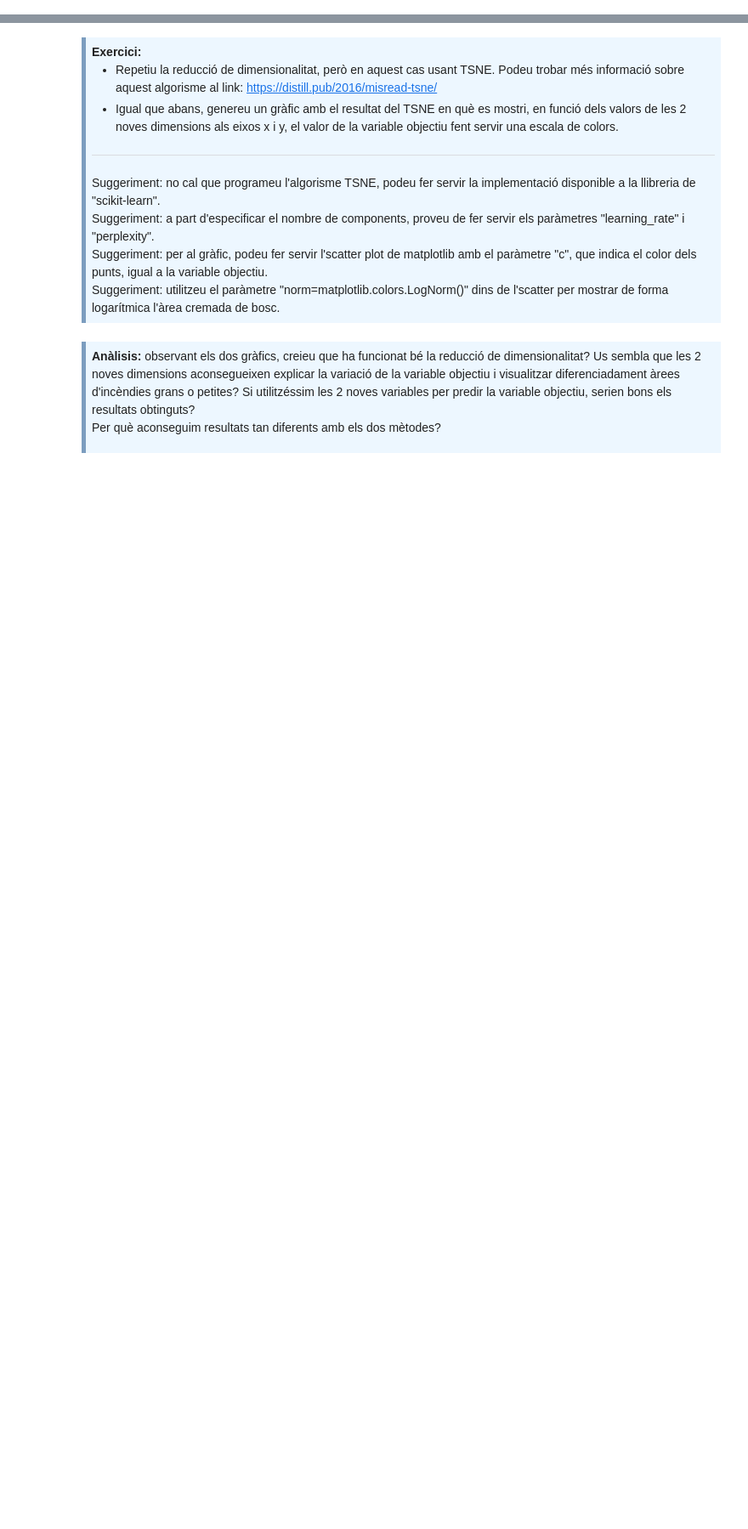
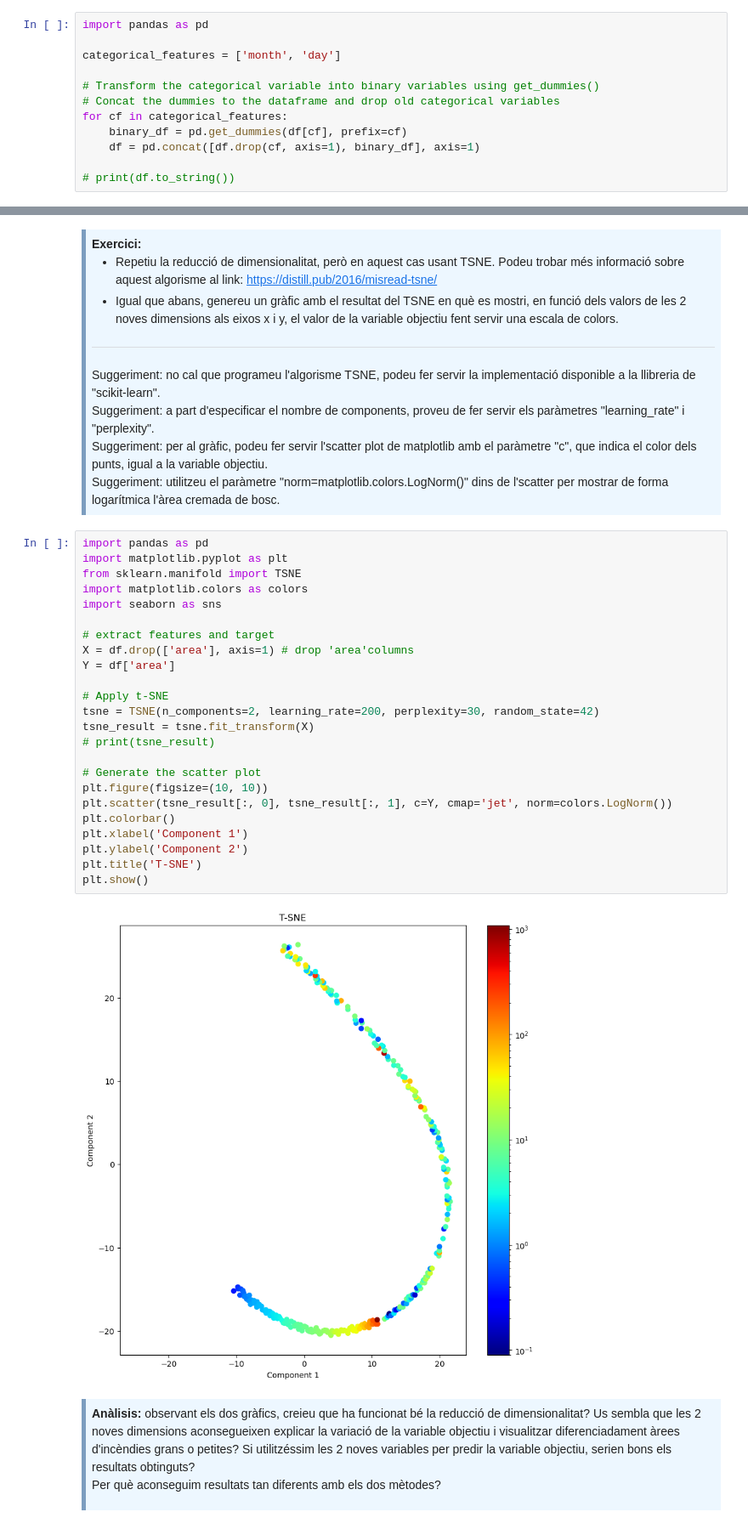
Before and after one commit to xaviermaltas/advancedDataMiningModels, a Jupyter notebook: PAC1/M2.955_20222_PAC1-Enunciat.ipynb, the cells around one changed output, grey strips where cells are left out. Shown at 85% size. Drawn from its saved outputs; the diff is of its cells as text; blank space fills up the shorter version.

```diff
--- a/PAC1/M2.955_20222_PAC1-Enunciat.ipynb
+++ b/PAC1/M2.955_20222_PAC1-Enunciat.ipynb
@@ -434,6 +429,18 @@ Un cop analitzats els atributs descriptius, és el moment de preparar-los perqu
 <hr>
 Suggeriment: utilitzeu la funció "get_dummies" de "pandas".
 </div>
+# %%
+import pandas as pd
+
+categorical_features = ['month', 'day']
+
+# Transform the categorical variable into binary variables using get_dummies()
+# Concat the dummies to the dataframe and drop old categorical variables
+for cf in categorical_features:
+    binary_df = pd.get_dummies(df[cf], prefix=cf)
+    df = pd.concat([df.drop(cf, axis=1), binary_df], axis=1)
+
+# print(df.to_string())
 # %% [markdown]
 <div style="background-color: #EDF7FF; border-color: #7C9DBF; border-left: 5px solid #7C9DBF; padding: 0.5em;">
 <strong>Exercici:</strong> estandarditza tots els atributs descriptius.
@@ -483,6 +558,32 @@ Suggeriment: a part d'especificar el nombre de components, proveu de fer servir
 Suggeriment: per al gràfic, podeu fer servir l'scatter plot de matplotlib amb el paràmetre "c", que indica el color dels punts, igual a la variable objectiu.<br>
 Suggeriment: utilitzeu el paràmetre "norm=matplotlib.colors.LogNorm()" dins de l'scatter per mostrar de forma logarítmica l'àrea cremada de bosc.
 </div>
+# %%
+import pandas as pd
+import matplotlib.pyplot as plt
+from sklearn.manifold import TSNE
+import matplotlib.colors as colors
+import seaborn as sns
+
+# extract features and target
+X = df.drop(['area'], axis=1) # drop 'area'columns
+Y = df['area']
+
+# Apply t-SNE
+tsne = TSNE(n_components=2, learning_rate=200, perplexity=30, random_state=42)
+tsne_result = tsne.fit_transform(X)
+# print(tsne_result)
+
+# Generate the scatter plot
+plt.figure(figsize=(10, 10))
+plt.scatter(tsne_result[:, 0], tsne_result[:, 1], c=Y, cmap='jet', norm=colors.LogNorm())
+plt.colorbar()
+plt.xlabel('Component 1')
+plt.ylabel('Component 2')
+plt.title('T-SNE')
+plt.show()
+# %% [output]
+[figure, added]
 # %% [markdown]
 <div style="background-color: #EDF7FF; border-color: #7C9DBF; border-left: 5px solid #7C9DBF; padding: 0.5em;">
 <strong>Anàlisis:</strong> observant els dos gràfics, creieu que ha funcionat bé la reducció de dimensionalitat? Us sembla que les 2 noves dimensions aconsegueixen explicar la variació de la variable objectiu i visualitzar diferenciadament àrees d'incèndies grans o petites? Si utilitzéssim les 2 noves variables per predir la variable objectiu, serien bons els resultats obtinguts?
```
Also changed, not shown: parts of 14 cells of this notebook, 1 other file.
